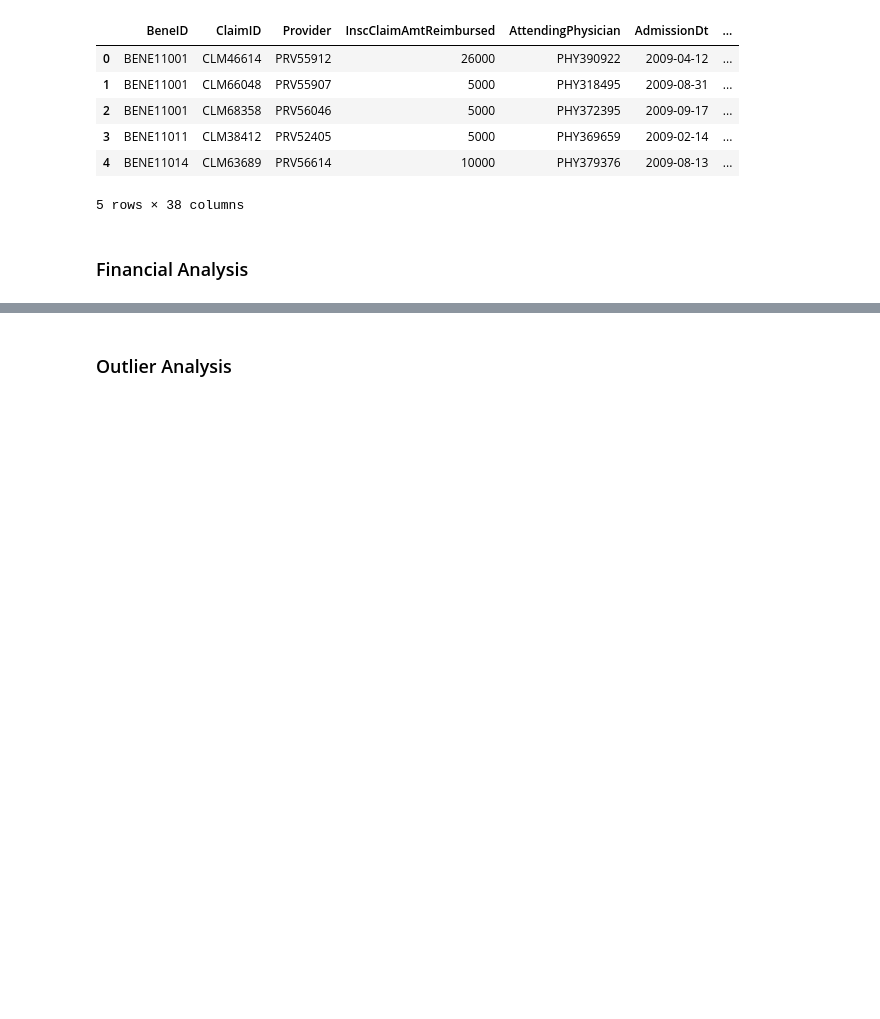
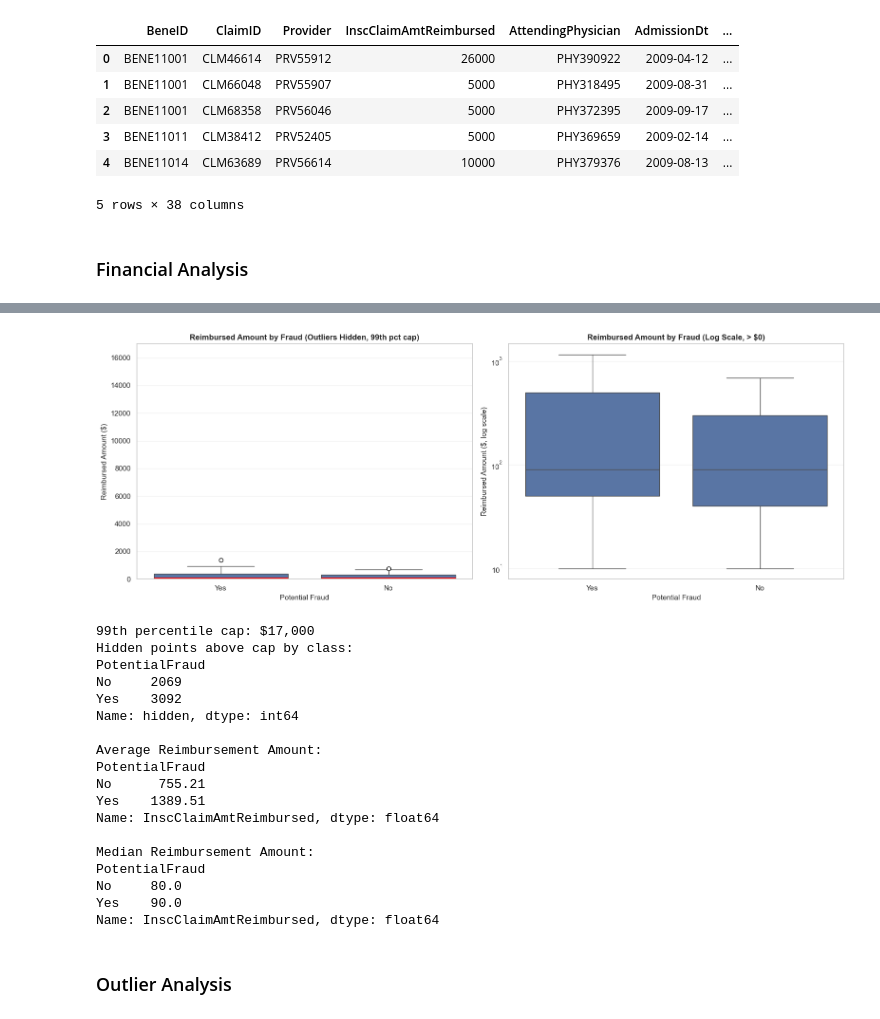
Before and after one commit to AhmedHaythamNaga/fraud_detection_project, a Jupyter notebook: notebooks/01_data_exploration_and_feature_engineering.ipynb, the cells around one changed output, grey strips where cells are left out. Drawn from its saved outputs; the diff is of its cells as text; code cells hidden in the pictures; blank space fills up the shorter version.

Commit message:
updated boxplots to be presentable

```diff
--- a/notebooks/01_data_exploration_and_feature_engineering.ipynb
+++ b/notebooks/01_data_exploration_and_feature_engineering.ipynb
@@ -373,2 +356,78 @@ Name: InscClaimAmtReimbursed, dtype: float64
+# %%
+# Compare Claim Amounts: Fraud vs Non-Fraud — clearer dual view
+import numpy as np
+
+fig, axes = plt.subplots(1, 2, figsize=(16, 6))
+
+# Left: Trim extreme values (99th percentile cap) and hide outliers
+cap = full_data['InscClaimAmtReimbursed'].quantile(0.99)
+sns.boxplot(
+    x='PotentialFraud',
+    y='InscClaimAmtReimbursed',
+    data=full_data,
+    ax=axes[0],
+    showfliers=False,
+    showmeans=True,
+    meanprops=dict(marker='o', markerfacecolor='white', markeredgecolor='black', markersize=6),
+    medianprops=dict(color='red', linewidth=2)
+)
+axes[0].set_title('Reimbursed Amount by Fraud (Outliers Hidden, 99th pct cap)', fontsize=12, fontweight='bold')
+axes[0].set_ylabel('Reimbursed Amount ($)', fontsize=11)
+axes[0].set_xlabel('Potential Fraud', fontsize=11)
+axes[0].grid(axis='y', alpha=0.3)
+axes[0].set_ylim(0, cap)
+
+# Right: Full-range view on log scale (only positive amounts)
+pos = full_data[full_data['InscClaimAmtReimbursed'] > 0]
+sns.boxplot(
+    x='PotentialFraud',
+    y='InscClaimAmtReimbursed',
+    data=pos,
+    ax=axes[1],
+    showfliers=False
+)
+axes[1].set_yscale('log')
+axes[1].set_title('Reimbursed Amount by Fraud (Log Scale, > $0)', fontsize=12, fontweight='bold')
+axes[1].set_ylabel('Reimbursed Amount ($, log scale)', fontsize=11)
+axes[1].set_xlabel('Potential Fraud', fontsize=11)
+axes[1].grid(axis='y', alpha=0.3)
+
+plt.tight_layout()
+plt.show()
+
+# Stats + annotation about hidden points
+hidden_counts = (
+    full_data.assign(hidden=full_data['InscClaimAmtReimbursed'] > cap)
+    .groupby('PotentialFraud')['hidden']
+    .sum()
+)
+print(f"99th percentile cap: ${cap:,.0f}")
+print('Hidden points above cap by class:')
+print(hidden_counts)
+
+print('\nAverage Reimbursement Amount:')
+print(full_data.groupby('PotentialFraud')['InscClaimAmtReimbursed'].mean().round(2))
+print('\nMedian Reimbursement Amount:')
+print(full_data.groupby('PotentialFraud')['InscClaimAmtReimbursed'].median().round(2))
+# %% [output]
+[figure, added]
+99th percentile cap: $17,000
+Hidden points above cap by class:
+PotentialFraud
+No     2069
+Yes    3092
+Name: hidden, dtype: int64
+
+Average Reimbursement Amount:
+PotentialFraud
+No      755.21
+Yes    1389.51
+Name: InscClaimAmtReimbursed, dtype: float64
+
+Median Reimbursement Amount:
+PotentialFraud
+No     80.0
+Yes    90.0
+Name: InscClaimAmtReimbursed, dtype: float64
 # %% [markdown]
 ### Outlier Analysis
```
Also changed, not shown: parts of 11 cells of this notebook.
